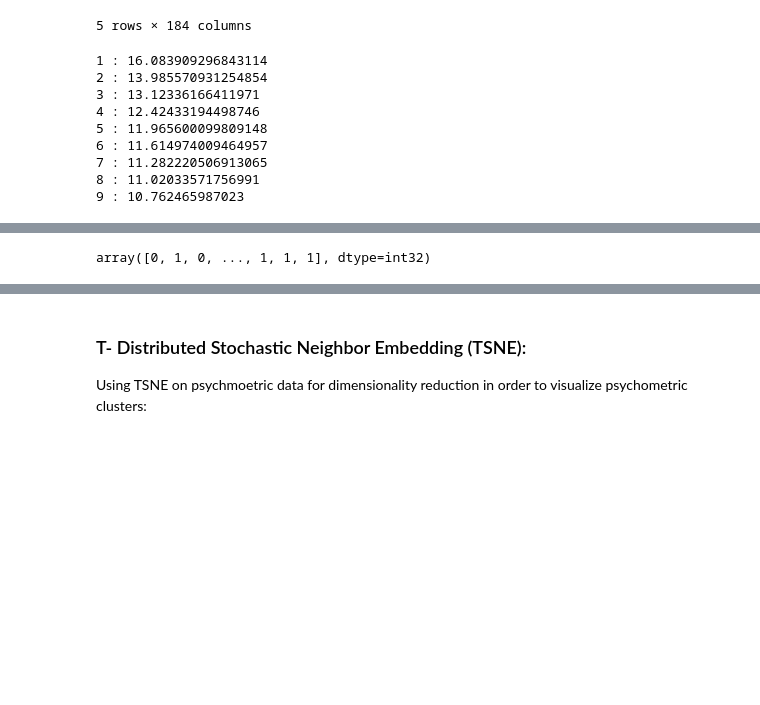
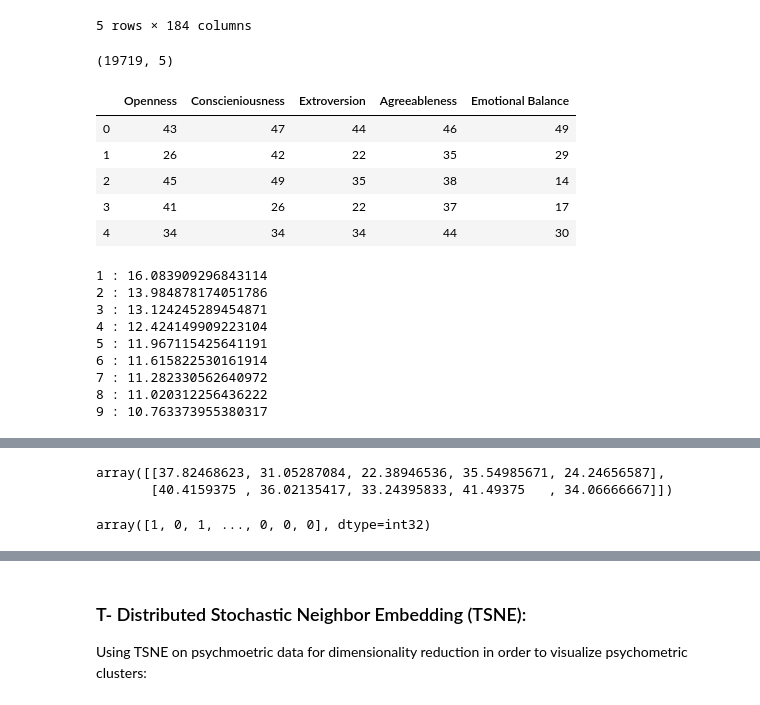
Before and after one commit to Vajrasamaya/Employee-Attrition-, a Jupyter notebook: Psychometric_Clustering.ipynb, the cells around one changed output, grey strips where cells are left out. Drawn from its saved outputs; the diff is of its cells as text; code cells hidden in the pictures; blank space fills up the shorter version.

```diff
--- a/Psychometric_Clustering.ipynb
+++ b/Psychometric_Clustering.ipynb
@@ -221,6 +221,20 @@ scored.head()
 5 rows × 184 columns
 # %%
 psychometrics = scored.iloc[:, 4:9]
+# %%
+psychometrics = pd.DataFrame(psychometrics)
+psychometrics.shape
+# %% [output]
+(19719, 5)
+# %%
+psychometrics.head()
+# %% [output]
+|  | Openness | Conscieniousness | Extroversion | Agreeableness | Emotional Balance |
+| 0 | 43 | 47 | 44 | 46 | 49 |
+| 1 | 26 | 42 | 22 | 35 | 29 |
+| 2 | 45 | 49 | 35 | 38 | 14 |
+| 3 | 41 | 26 | 22 | 37 | 17 |
+| 4 | 34 | 34 | 34 | 44 | 30 |
 # %%
 # Distortion is the average of the squared distances from the clusters centers of each cluster
 distortions = []
@@ -248,14 +262,14 @@ for key,val in mapping1.items():
     print(str(key)+' : '+str(val))
 # %% [output]
 1 : 16.083909296843114
-2 : 13.985570931254854
-3 : 13.12336166411971
-4 : 12.42433194498746
-5 : 11.965600099809148
-6 : 11.614974009464957
-7 : 11.282220506913065
-8 : 11.02033571756991
-9 : 10.762465987023
+2 : 13.984878174051786
+3 : 13.124245289454871
+4 : 12.424149909223104
+5 : 11.967115425641191
+6 : 11.615822530161914
+7 : 11.282330562640972
+8 : 11.020312256436222
+9 : 10.763373955380317
 # %%
 fig = px.line(x= K, y= distortions, title='Elbow Method- Distortion')
 fig.show()
@@ -268,8 +282,12 @@ kmeans.labels_
 kmeans.predict(psychometrics)
 
 first_k_cluster = kmeans.cluster_centers_
+first_k_cluster
+# %% [output]
+array([[37.82468623, 31.05287084, 22.38946536, 35.54985671, 24.24656587],
+       [40.4159375 , 36.02135417, 33.24395833, 41.49375   , 34.06666667]])
 # %%
 y_kmeans_2 = kmeans.predict(psychometrics)
 y_kmeans_2
 # %% [output]
-array([0, 1, 0, ..., 1, 1, 1], dtype=int32)
+array([1, 0, 1, ..., 0, 0, 0], dtype=int32)
```
Also changed, not shown: parts of 7 cells of this notebook, 1 other file.
